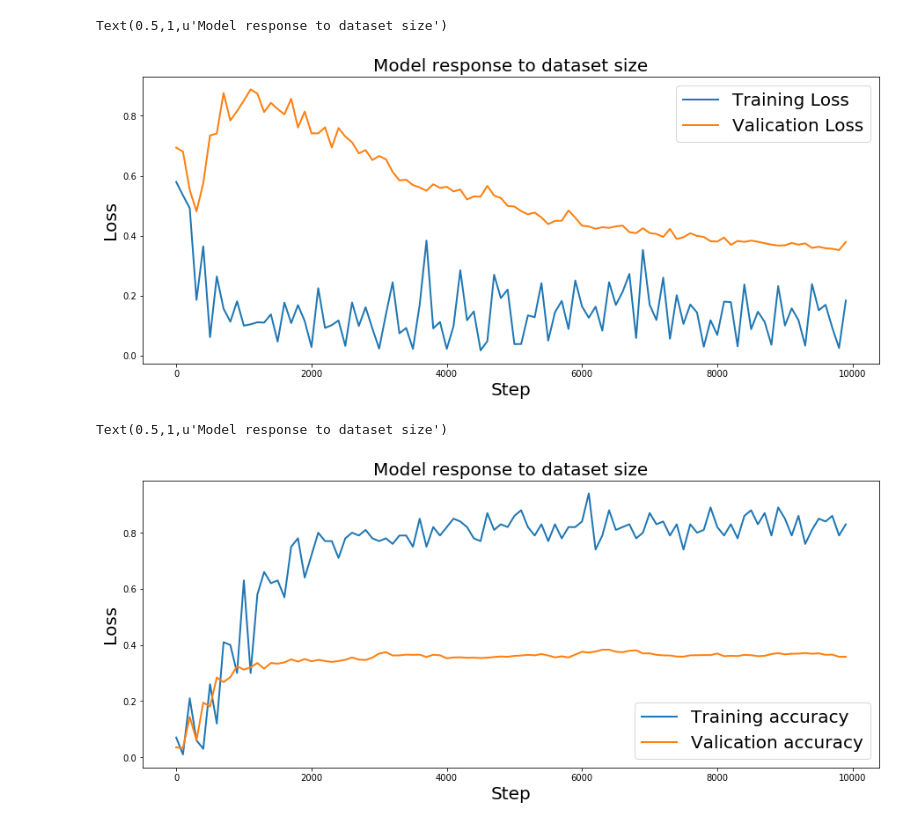
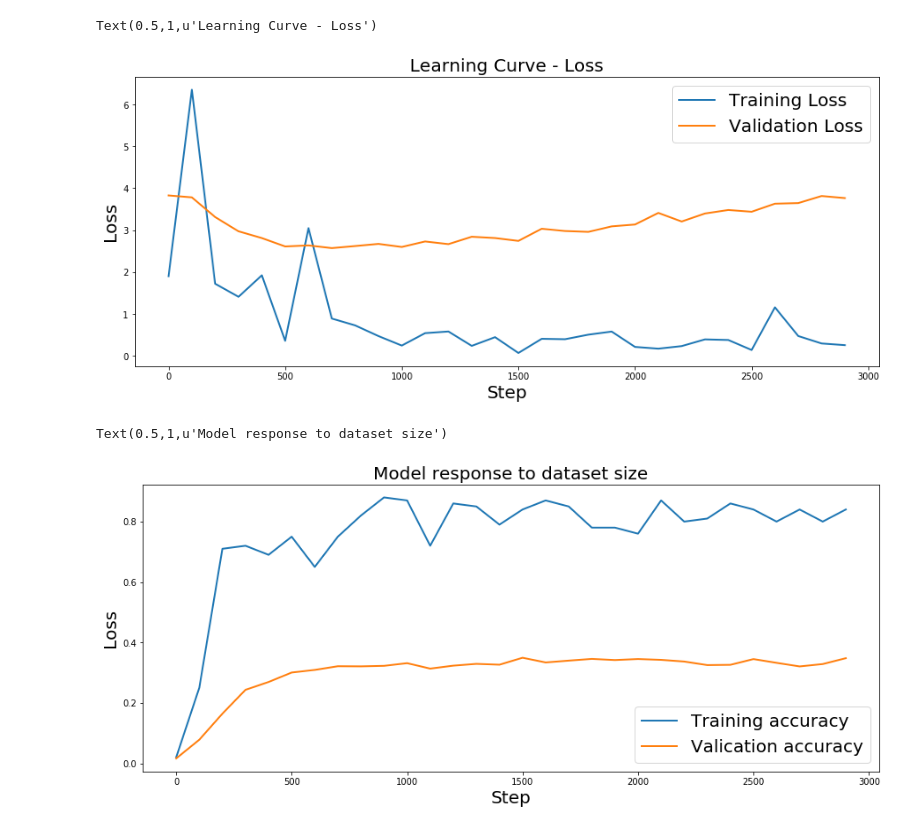
Before and after one commit to gengshan-y/scRNA-seq-classification, a Jupyter notebook: vis_res.ipynb, the cells around one changed output. Cells and saved outputs as stored; diff of their text form; code cells hidden in the pictures.

```diff
--- a/vis_res.ipynb
+++ b/vis_res.ipynb
@@ -1,7 +1,7 @@
 # %%
 import numpy as np
 # %%
-file_name='../log/log_12_05_02_54'
+file_name='../log/log_12_05_17_03'
 with open(file_name) as f:
     lines = f.readlines()
 # %%
@@ -84,14 +84,14 @@ step 9900, train/val loss: 0.183808/0.378999, train/val acc: 0.830000/0.357872
 # %%
 fig=plt.figure(figsize=(15,6))
 plt.plot(step,train_ls,lw=2)
 plt.plot(step,val_ls,lw=2)
-plt.legend(['Training Loss','Valication Loss'],fontsize=20)
+plt.legend(['Training Loss','Validation Loss'],fontsize=20)
 plt.xlabel('Step',fontsize=20)
 plt.ylabel('Loss',fontsize=20)
-plt.title('Model response to dataset size',fontsize=20)
+plt.title('Learning Curve - Loss',fontsize=20)
 # %% [output]
-Text(0.5,1,u'Model response to dataset size')
+Text(0.5,1,u'Learning Curve - Loss')
-[figure, old version]
+[figure, new version]
 # %%
 fig=plt.figure(figsize=(15,6))
 plt.plot(step,acc_t,lw=2)
@@ -102,4 +102,4 @@ plt.ylabel('Loss',fontsize=20)
 plt.title('Model response to dataset size',fontsize=20)
 # %% [output]
 Text(0.5,1,u'Model response to dataset size')
-[figure, old version]
+[figure, new version]
```
Also changed, not shown: parts of 3 cells of this notebook, 6 other files.
